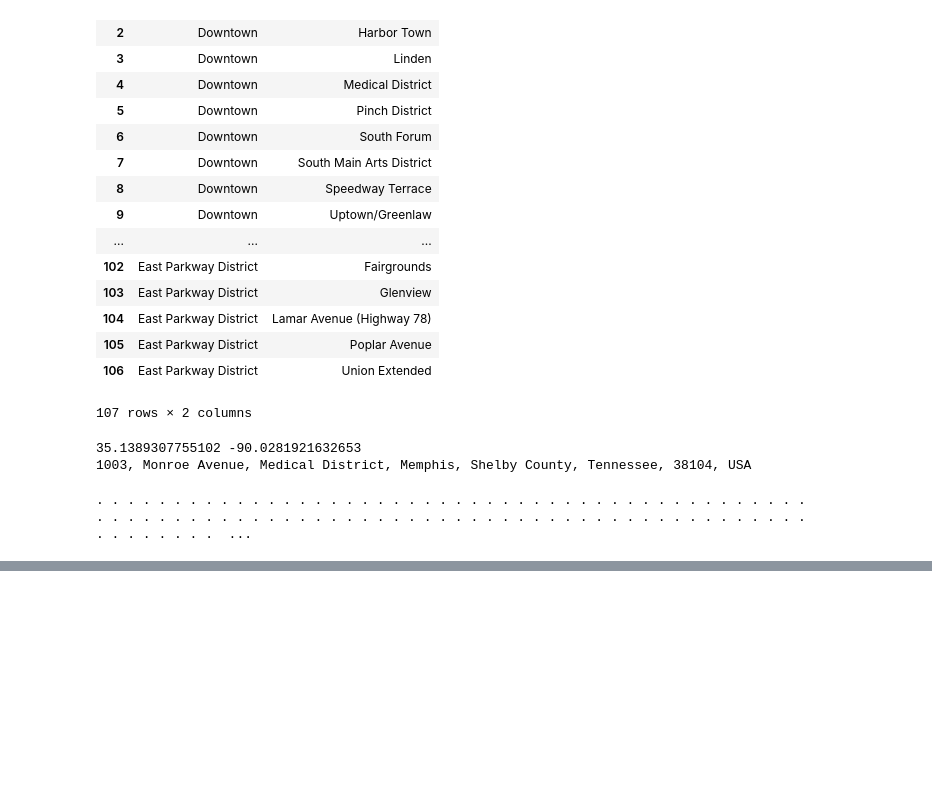
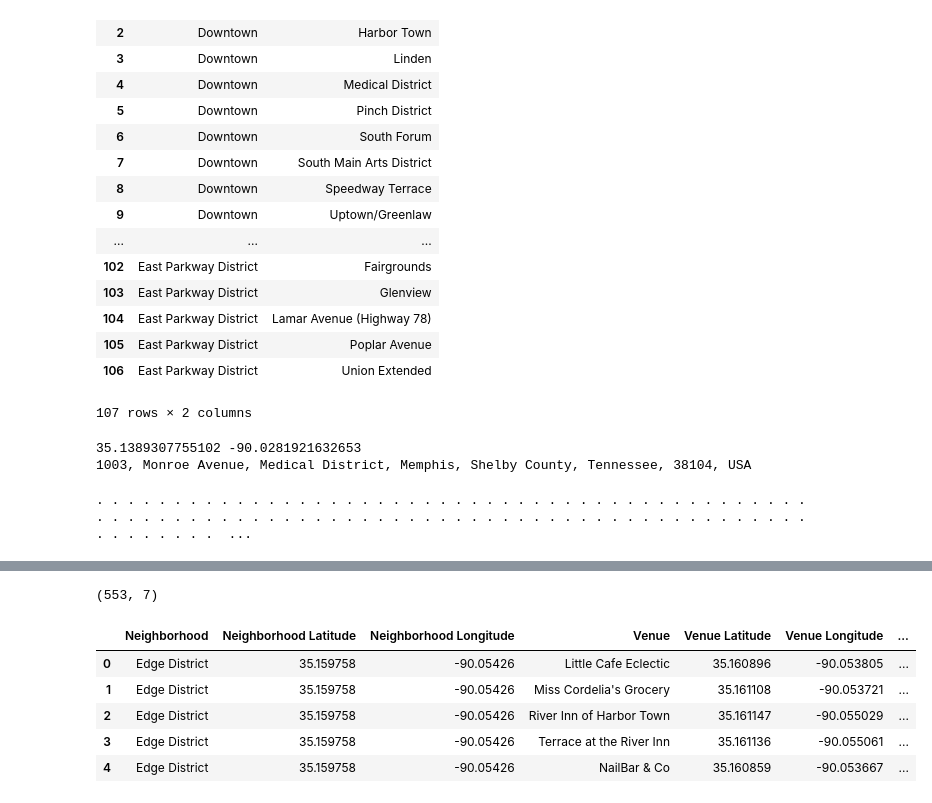
Before and after one commit to sumedhekaru/Analyzing-Neighborhoods, a Jupyter notebook: Battle-of-Neighborhood.ipynb, the cells around one changed output, grey strips where cells are left out. Cells and saved outputs as stored; diff of their text form; code cells hidden in the pictures; blank space fills up the shorter version.

```diff
--- a/Battle-of-Neighborhood.ipynb
+++ b/Battle-of-Neighborhood.ipynb
@@ -216,0 +273,28 @@ df
+# %%
+# function that extracts the category of the venue
+def get_category_type(row):
+    try:
+        categories_list = row['categories']
+    except:
+        categories_list = row['venue.categories']
+
+    if len(categories_list) == 0:
+        return None
+    else:
+        return categories_list[0]['name']
+# %%
+venues = results['response']['groups'][0]['items']
+
+nearby_venues = json_normalize(venues) # flatten JSON
+
+# filter columns
+filtered_columns = ['venue.name', 'venue.categories', 'venue.location.lat', 'venue.location.lng']
+nearby_venues =nearby_venues.loc[:, filtered_columns]
+
+# filter the category for each row
+nearby_venues['venue.categories'] = nearby_venues.apply(get_category_type, axis=1)
+
+# clean columns
+nearby_venues.columns = [col.split(".")[-1] for col in nearby_venues.columns]
+
+nearby_venues.head()
@@ -216,0 +369,11 @@ df
+# %%
+print(Memphis_venues.shape)
+Memphis_venues.head()
+# %% [output]
+(553, 7)
+|  | Neighborhood | Neighborhood Latitude | Neighborhood Longitude | Venue | Venue Latitude | Venue Longitude | ... |
+| 0 | Edge District | 35.159758 | -90.05426 | Little Cafe Eclectic | 35.160896 | -90.053805 | ... |
+| 1 | Edge District | 35.159758 | -90.05426 | Miss Cordelia's Grocery | 35.161108 | -90.053721 | ... |
+| 2 | Edge District | 35.159758 | -90.05426 | River Inn of Harbor Town | 35.161147 | -90.055029 | ... |
+| 3 | Edge District | 35.159758 | -90.05426 | Terrace at the River Inn | 35.161136 | -90.055061 | ... |
+| 4 | Edge District | 35.159758 | -90.05426 | NailBar & Co | 35.160859 | -90.053667 | ... |
```
Also changed, not shown: parts of 30 cells of this notebook.
